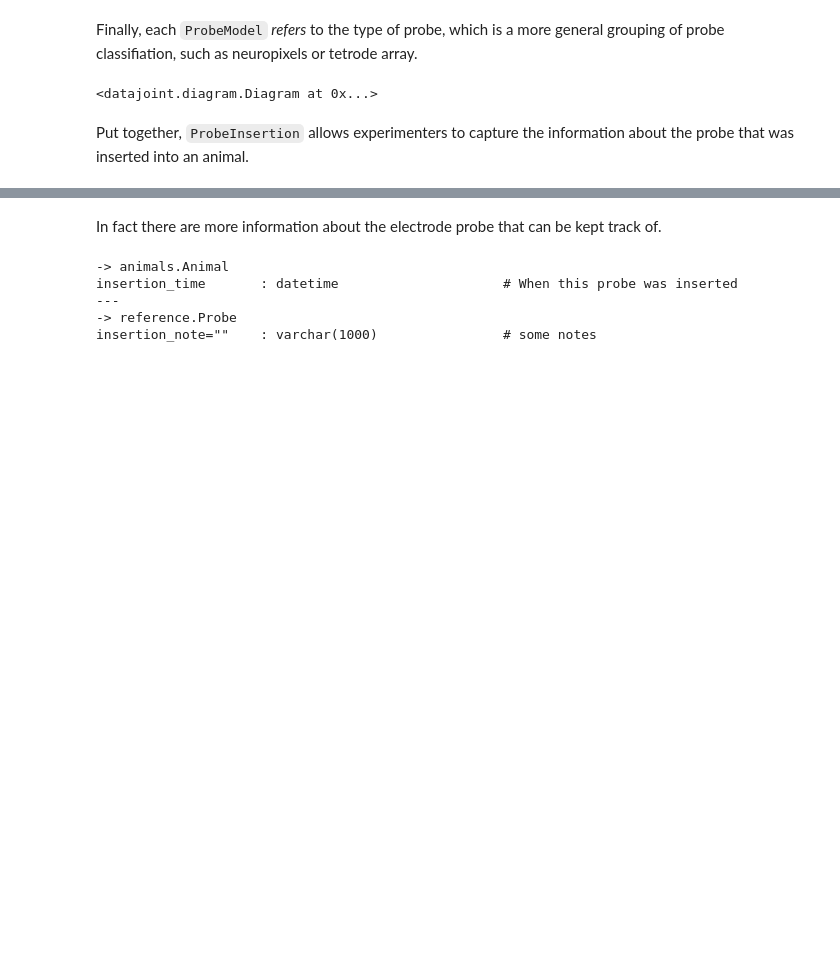
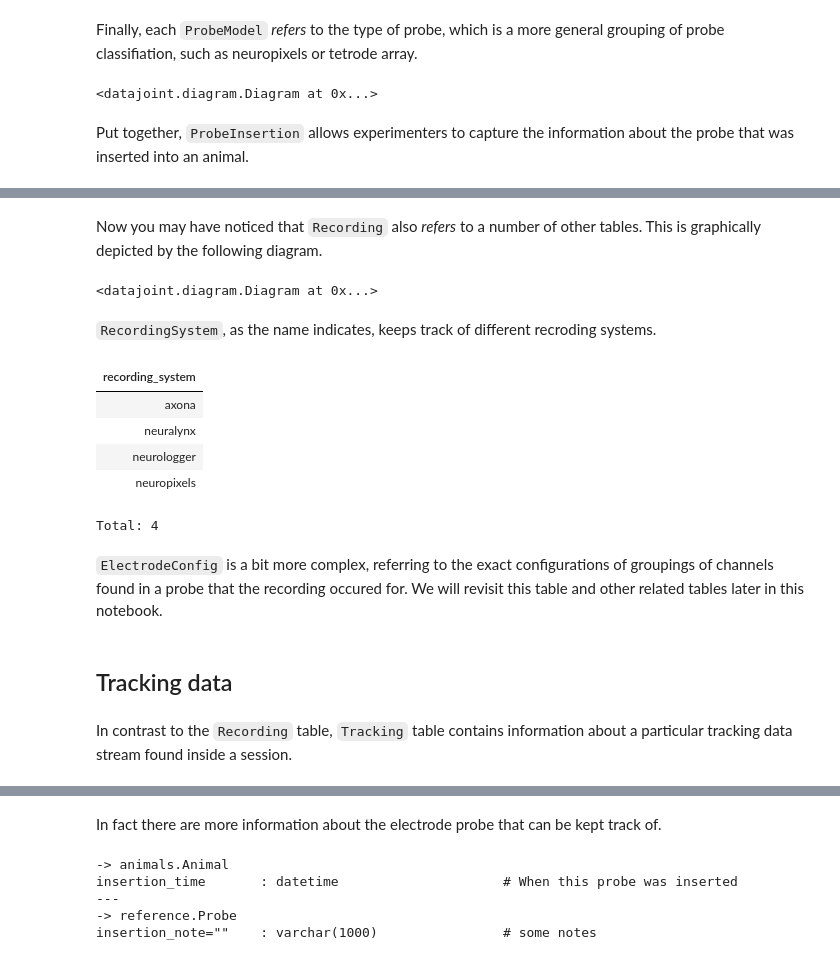
Before and after one commit to kavli-ntnu/dj-docs, a Jupyter notebook: notebooks/The_Ephys_Pipeline.ipynb, the cells around one changed output, grey strips where cells are left out. Drawn from its saved outputs; the diff is of its cells as text; code cells hidden in the pictures; blank space fills up the shorter version.

Commit message:
More on recording and tracking

```diff
--- a/notebooks/The_Ephys_Pipeline.ipynb
+++ b/notebooks/The_Ephys_Pipeline.ipynb
@@ -240,0 +263,23 @@ Put together, `ProbeInsertion` allows experimenters to capture the information a
+# %% [markdown]
+Now you may have noticed that `Recording` also *refers* to a number of other tables. This is graphically depicted by the following diagram.
+# %%
+dj.Diagram(acquisition.Recording) + animal.Animal + acquisition.Session + acquisition.ProbeInsertion + reference.RecordingSystem + reference.ElectrodeConfig
+# %% [output]
+<datajoint.diagram.Diagram at 0x...>
+# %% [markdown]
+`RecordingSystem`, as the name indicates, keeps track of different recroding systems.
+# %%
+reference.RecordingSystem()
+# %% [output]
+| recording_system |
+| axona |
+| neuralynx |
+| neurologger |
+| neuropixels |
+Total: 4
+# %% [markdown]
+`ElectrodeConfig` is a bit more complex, referring to the exact configurations of groupings of channels found in a probe that the recording occured for. We will revisit this table and other related tables later in this notebook.
+# %% [markdown]
+## Tracking data
+# %% [markdown]
+In contrast to the `Recording` table, `Tracking` table contains information about a particular tracking data stream found inside a session.
```
Also changed, not shown: parts of 15 cells of this notebook.
